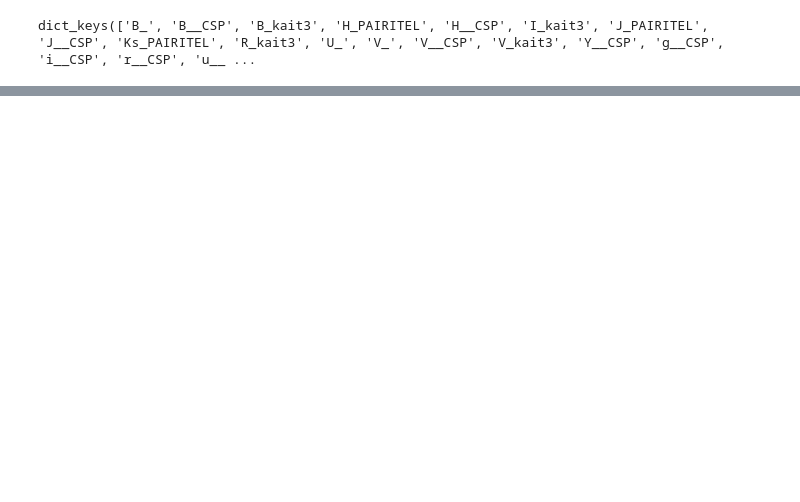
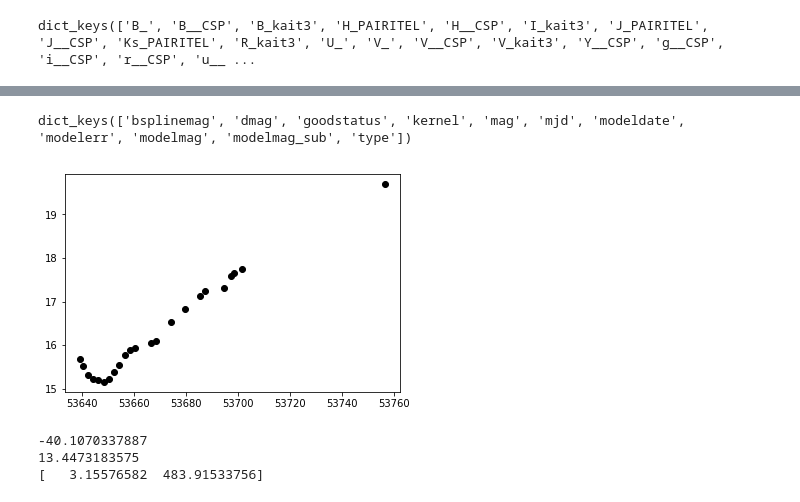
Before and after one commit to tayebzaidi/HonorsThesisTZ, a Jupyter notebook: ThesisCode/testing/loadFileTesting.ipynb, the cells around one changed output, grey strips where cells are left out. Cells and saved outputs as stored; diff of their text form; code cells hidden in the pictures; blank space fills up the shorter version.

```diff
--- a/ThesisCode/testing/loadFileTesting.ipynb
+++ b/ThesisCode/testing/loadFileTesting.ipynb
@@ -18,0 +49,11 @@ dict_keys(['g', 'i', 'r', 'u', 'Y'])
+# %%
+print(file_data['B_'].keys())
+filter_name = 'R_kait3'
+t = np.array(file_data[filter_name]['mjd'])
+y = np.array(file_data[filter_name]['mag'])
+err = np.array(file_data[filter_name]['dmag'])
+plt.plot(t,y, 'ko')
+plt.show()
+# %% [output]
+dict_keys(['bsplinemag', 'dmag', 'goodstatus', 'kernel', 'mag', 'mjd', 'modeldate', 'modelerr', 'modelmag', 'modelmag_sub', 'type'])
+[figure, added]
@@ -18,0 +67,38 @@ dict_keys(['g', 'i', 'r', 'u', 'Y'])
+# %%
+import scipy.optimize as op
+
+gp = george.GP(kernel, mean=np.mean(y))
+
+# Define the objective function (negative log-likelihood in this case).
+def nll(p):
+    # Update the kernel parameters and compute the likelihood.
+    gp.kernel[:] = p
+    ll = gp.lnlikelihood(y, quiet=True)
+
+    # The scipy optimizer doesn't play well with infinities.
+    return -ll if np.isfinite(ll) else 1e25
+
+# And the gradient of the objective function.
+def grad_nll(p):
+    # Update the kernel parameters and compute the likelihood.
+    gp.kernel[:] = p
+    return -gp.grad_lnlikelihood(y, quiet=True)
+
+# You need to compute the GP once before starting the optimization.
+gp.compute(t, err)
+
+# Print the initial ln-likelihood.
+print(gp.lnlikelihood(y))
+
+# Run the optimization routine.
+p0 = gp.kernel.vector
+results = op.minimize(nll, p0, jac=grad_nll)
+
+# Update the kernel and print the final log-likelihood.
+gp.kernel[:] = results.x
+print(gp.lnlikelihood(y))
+print(gp.kernel.pars)
+# %% [output]
+-40.1070337887
+13.4473183575
+[   3.15576582  483.91533756]
```
Also changed, not shown: parts of 8 cells of this notebook, 20 other files.
